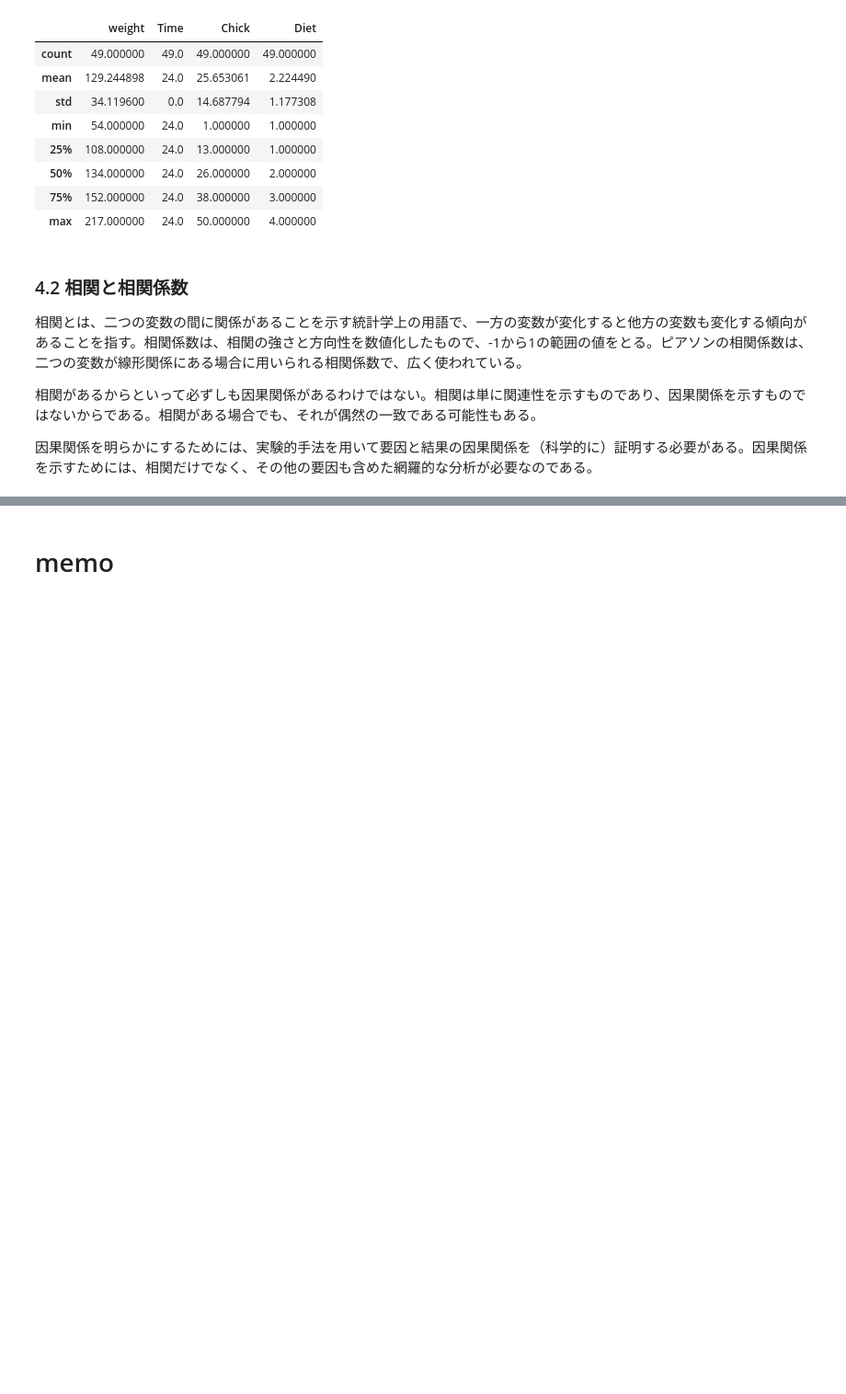
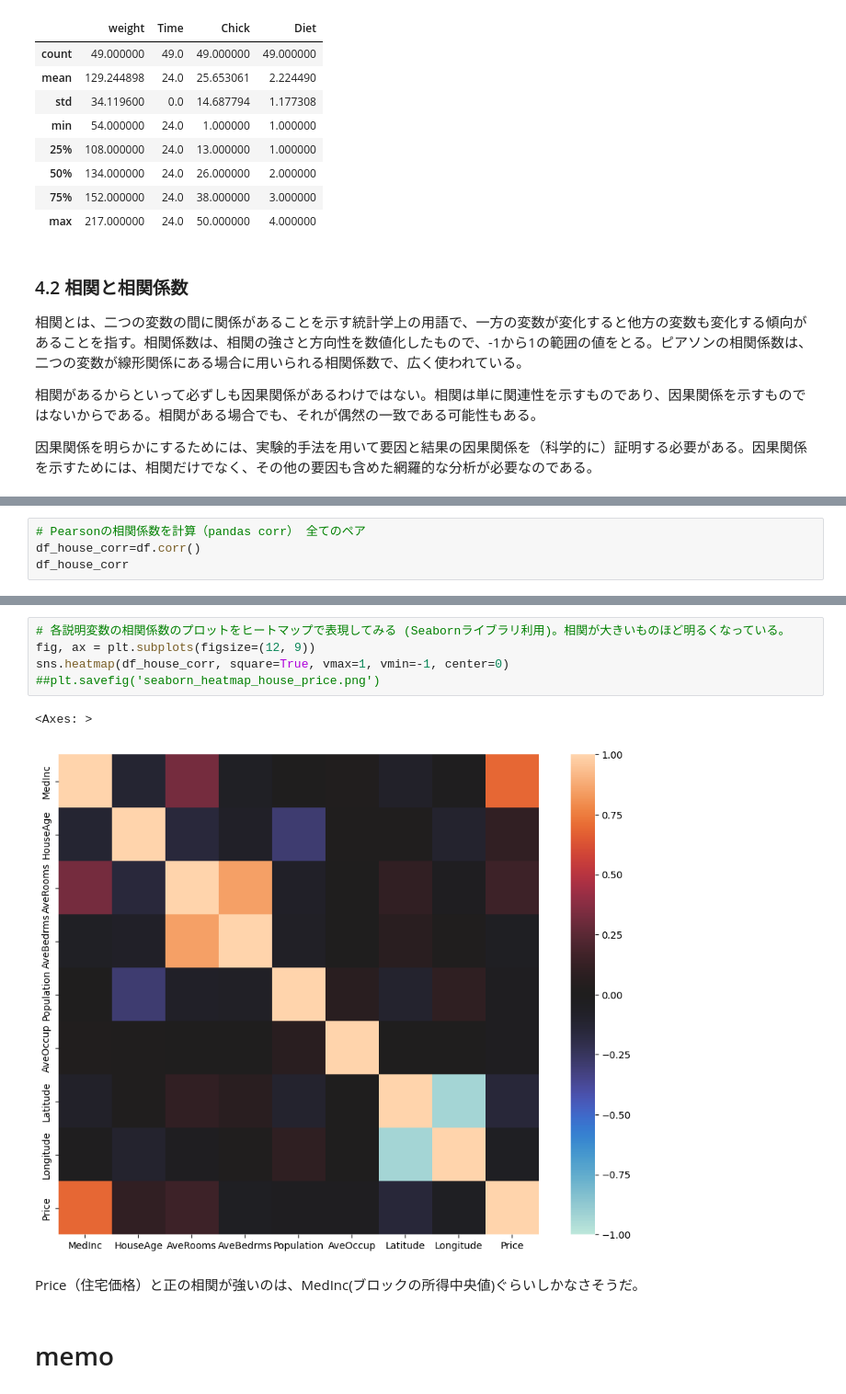
Before and after one commit to MDASH-shinshu/MDASH-T-DS, a Jupyter notebook: 2/2_analysis_design_colab.ipynb, the cells around one changed output, grey strips where cells are left out. Shown at 92% size. Drawn from its saved outputs; the diff is of its cells as text; blank space fills up the shorter version.

```diff
--- a/2/2_analysis_design_colab.ipynb
+++ b/2/2_analysis_design_colab.ipynb
@@ -646,0 +741,4 @@ df_select.describe()
+# %%
+# Pearsonの相関係数を計算（pandas corr） 全てのペア
+df_house_corr=df.corr()
+df_house_corr
@@ -647,2 +756,12 @@ df_select.describe()
+# %%
+# 各説明変数の相関係数のプロットをヒートマップで表現してみる (Seabornライブラリ利用)。相関が大きいものほど明るくなっている。
+fig, ax = plt.subplots(figsize=(12, 9))
+sns.heatmap(df_house_corr, square=True, vmax=1, vmin=-1, center=0)
+##plt.savefig('seaborn_heatmap_house_price.png')
+# %% [output]
+<Axes: >
+[figure, added]
+# %% [markdown]
+Price（住宅価格）と正の相関が強いのは、MedInc(ブロックの所得中央値)ぐらいしかなさそうだ。
 # %% [markdown]
 # memo
```
Also changed, not shown: parts of 23 cells of this notebook.
